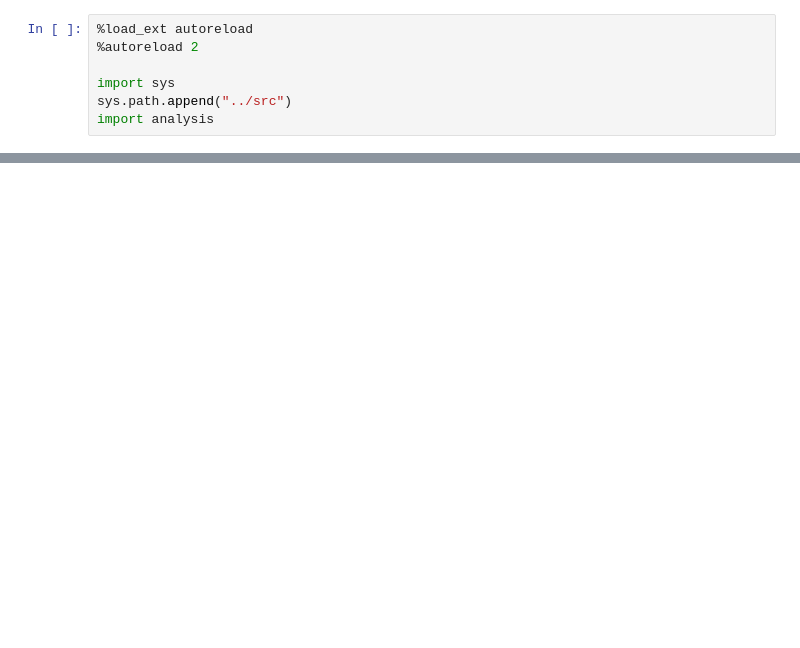
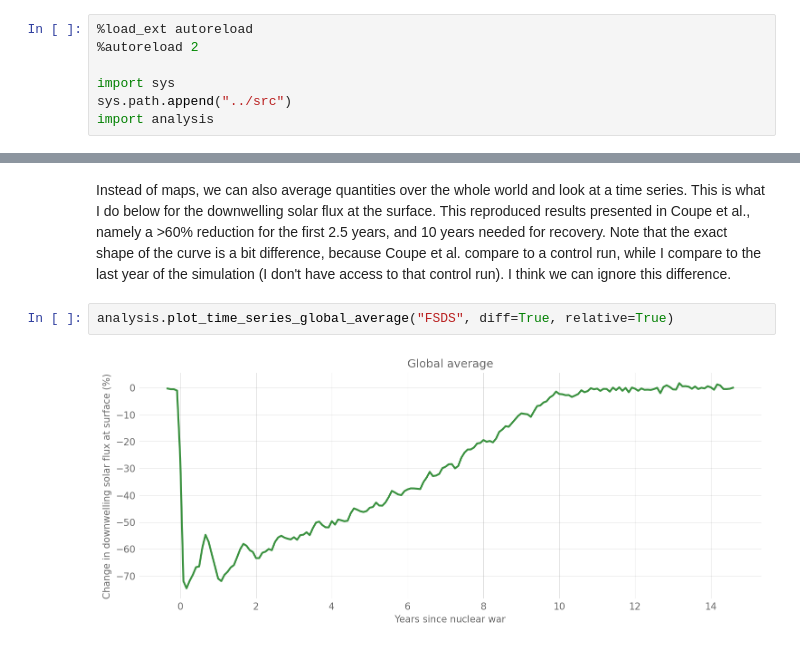
Before and after one commit to allfed/Renewables-Nuclear-Winter, a Jupyter notebook: scripts/Explore.ipynb, the cells around one changed output, grey strips where cells are left out. Drawn from its saved outputs; the diff is of its cells as text; blank space fills up the shorter version.

```diff
--- a/scripts/Explore.ipynb
+++ b/scripts/Explore.ipynb
@@ -15,0 +41,6 @@ analysis.map_plot_diff(var="FSDS", year=5, month=7, year_base=20, month_base=7,
+# %% [markdown]
+Instead of maps, we can also average quantities over the whole world and look at a time series. This is what I do below for the downwelling solar flux at the surface. This reproduced results presented in Coupe et al., namely a >60% reduction for the first 2.5 years, and 10 years needed for recovery. Note that the exact shape of the curve is a bit difference, because Coupe et al. compare to a control run, while I compare to the last year of the simulation (I don't have access to that control run). I think we can ignore this difference.
+# %%
+analysis.plot_time_series_global_average("FSDS", diff=True, relative=True)
+# %% [output]
+[figure, added]
```
Also changed, not shown: parts of 8 cells of this notebook, 2 other files.
